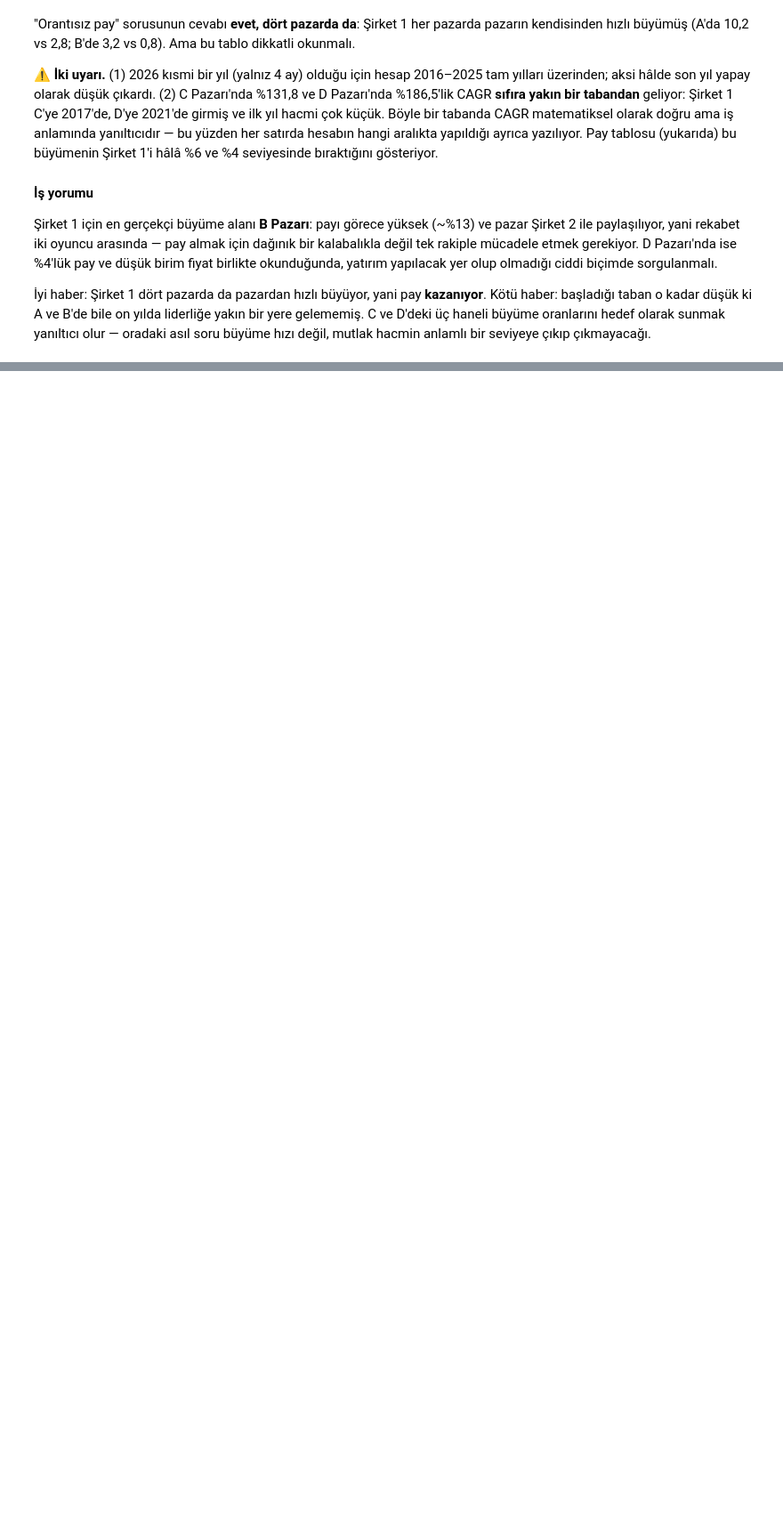
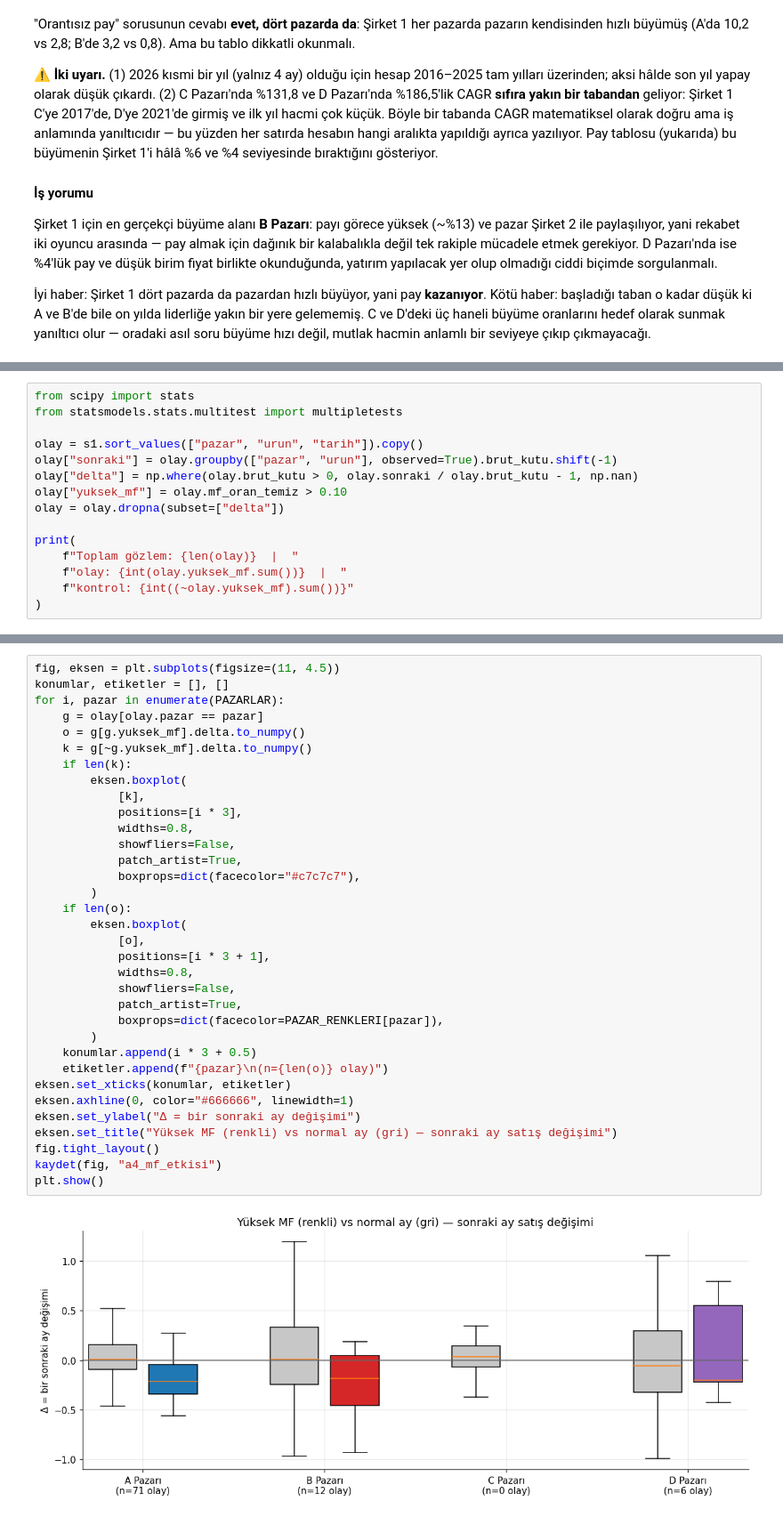
Before and after one commit to berkincetin/rag-demo, a Jupyter notebook: notebooks/analiz.ipynb, the cells around one changed output, grey strips where cells are left out. Shown at 89% size. Cells and saved outputs as stored; diff of their text form; blank space fills up the shorter version.

```diff
--- a/notebooks/analiz.ipynb
+++ b/notebooks/analiz.ipynb
@@ -398,0 +529,15 @@ seviyeye çıkıp çıkmayacağı.
+# %%
+from scipy import stats
+from statsmodels.stats.multitest import multipletests
+
+olay = s1.sort_values(["pazar", "urun", "tarih"]).copy()
+olay["sonraki"] = olay.groupby(["pazar", "urun"], observed=True).brut_kutu.shift(-1)
+olay["delta"] = np.where(olay.brut_kutu > 0, olay.sonraki / olay.brut_kutu - 1, np.nan)
+olay["yuksek_mf"] = olay.mf_oran_temiz > 0.10
+olay = olay.dropna(subset=["delta"])
+
+print(
+    f"Toplam gözlem: {len(olay)}  |  "
+    f"olay: {int(olay.yuksek_mf.sum())}  |  "
+    f"kontrol: {int((~olay.yuksek_mf).sum())}"
+)
@@ -398,0 +594,36 @@ seviyeye çıkıp çıkmayacağı.
+# %%
+fig, eksen = plt.subplots(figsize=(11, 4.5))
+konumlar, etiketler = [], []
+for i, pazar in enumerate(PAZARLAR):
+    g = olay[olay.pazar == pazar]
+    o = g[g.yuksek_mf].delta.to_numpy()
+    k = g[~g.yuksek_mf].delta.to_numpy()
+    if len(k):
+        eksen.boxplot(
+            [k],
+            positions=[i * 3],
+            widths=0.8,
+            showfliers=False,
+            patch_artist=True,
+            boxprops=dict(facecolor="#c7c7c7"),
+        )
+    if len(o):
+        eksen.boxplot(
+            [o],
+            positions=[i * 3 + 1],
+            widths=0.8,
+            showfliers=False,
+            patch_artist=True,
+            boxprops=dict(facecolor=PAZAR_RENKLERI[pazar]),
+        )
+    konumlar.append(i * 3 + 0.5)
+    etiketler.append(f"{pazar}\n(n={len(o)} olay)")
+eksen.set_xticks(konumlar, etiketler)
+eksen.axhline(0, color="#666666", linewidth=1)
+eksen.set_ylabel("Δ = bir sonraki ay değişimi")
+eksen.set_title("Yüksek MF (renkli) vs normal ay (gri) — sonraki ay satış değişimi")
+fig.tight_layout()
+kaydet(fig, "a4_mf_etkisi")
+plt.show()
+# %% [output]
+[figure, added]
```
Also changed, not shown: parts of 9 cells of this notebook, 2 other files.
